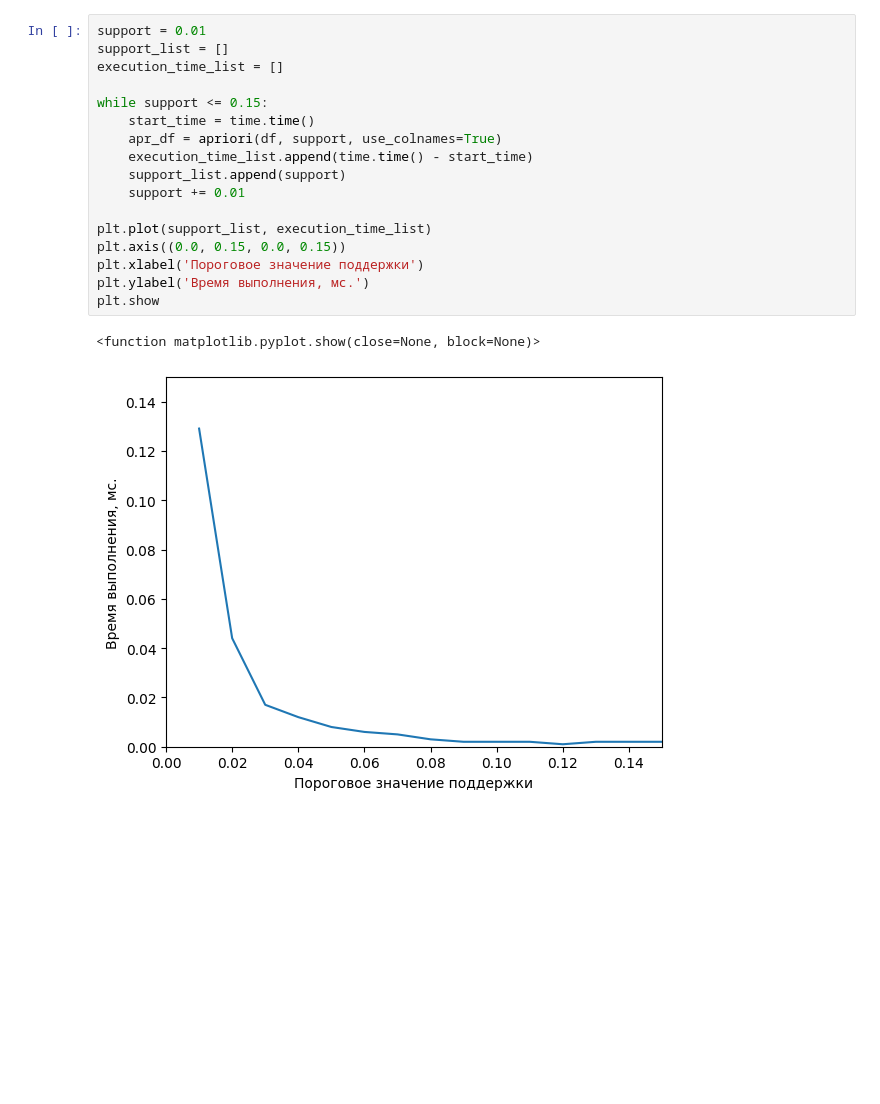
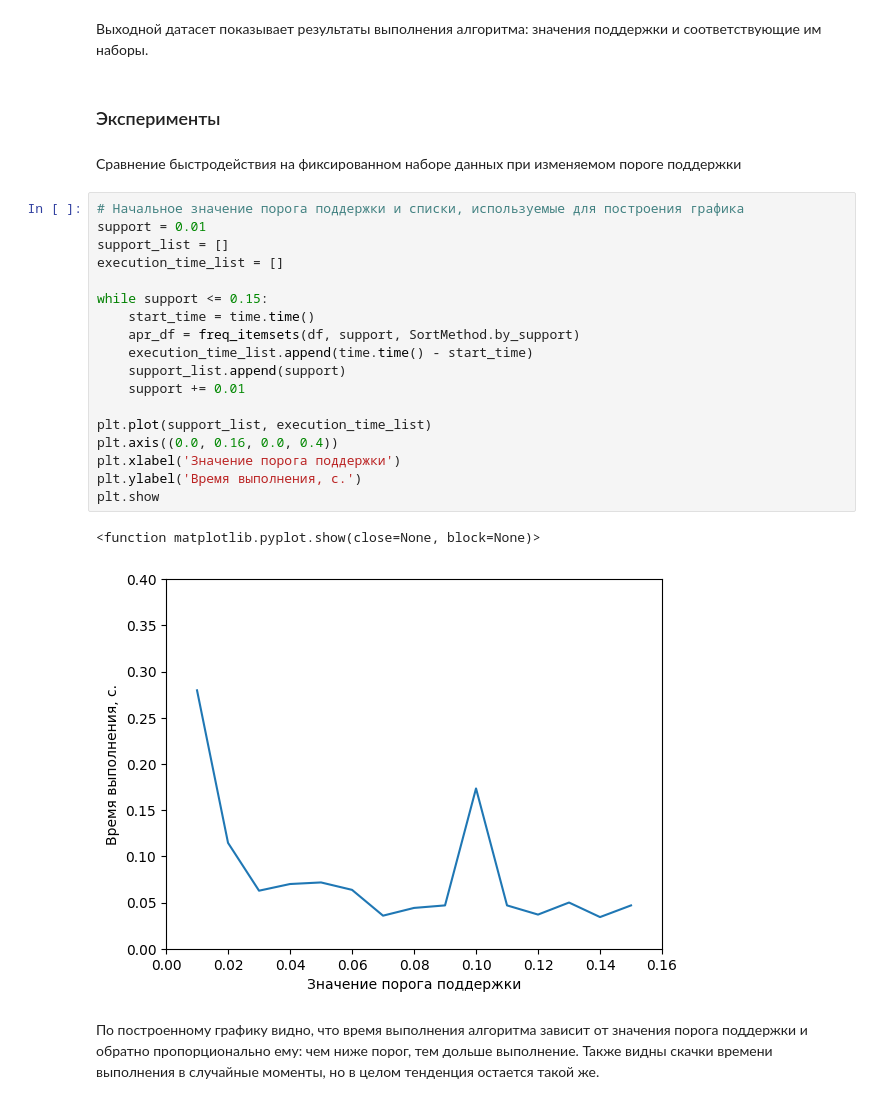
Before and after one commit to gamingKenku/analytical-info-processing-tech, a Jupyter notebook: lab1/apriori lab.ipynb, the cells around one changed output. Saved outputs shown, nothing was run; the diff lists cells and outputs as text; blank space fills up the shorter version.

```diff
--- a/lab1/apriori lab.ipynb
+++ b/lab1/apriori lab.ipynb
@@ -56,21 +97,30 @@ apr_df
+# %% [markdown]
+Выходной датасет показывает результаты выполнения алгоритма: значения поддержки и соответствующие им наборы.
+# %% [markdown]
+<h3>Эксперименты</h3>
+# %% [markdown]
+Сравнение быстродействия на фиксированном наборе данных при изменяемом пороге поддержки
 # %%
+# Начальное значение порога поддержки и списки, используемые для построения графика
 support = 0.01
 support_list = []
 execution_time_list = []
 
 while support <= 0.15:
     start_time = time.time()
-    apr_df = apriori(df, support, use_colnames=True)
+    apr_df = freq_itemsets(df, support, SortMethod.by_support)
     execution_time_list.append(time.time() - start_time)
     support_list.append(support)
     support += 0.01
 
 plt.plot(support_list, execution_time_list)
-plt.axis((0.0, 0.15, 0.0, 0.15))
-plt.xlabel('Пороговое значение поддержки')
-plt.ylabel('Время выполнения, мс.')
+plt.axis((0.0, 0.16, 0.0, 0.4))
+plt.xlabel('Значение порога поддержки')
+plt.ylabel('Время выполнения, с.')
 plt.show
 # %% [output]
 <function matplotlib.pyplot.show(close=None, block=None)>
-[figure, old version]
+[figure, new version]
+# %% [markdown]
+По построенному графику видно, что время выполнения алгоритма зависит от значения порога поддержки и обратно пропорционально ему: чем ниже порог, тем дольше выполнение. Также видны скачки времени выполнения в случайные моменты, но в целом тенденция остается такой же.
 # %%
```
Also changed, not shown: parts of 10 cells of this notebook.
